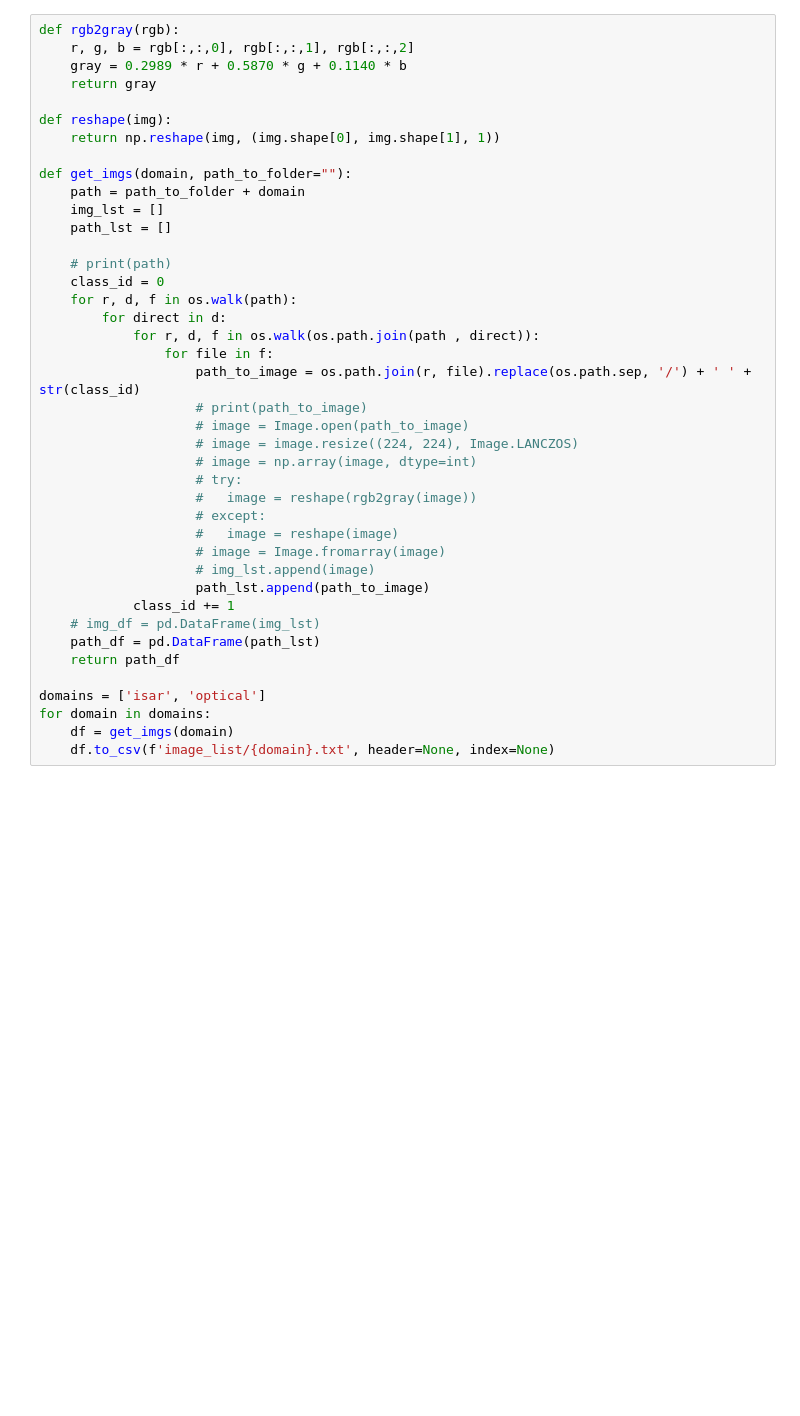
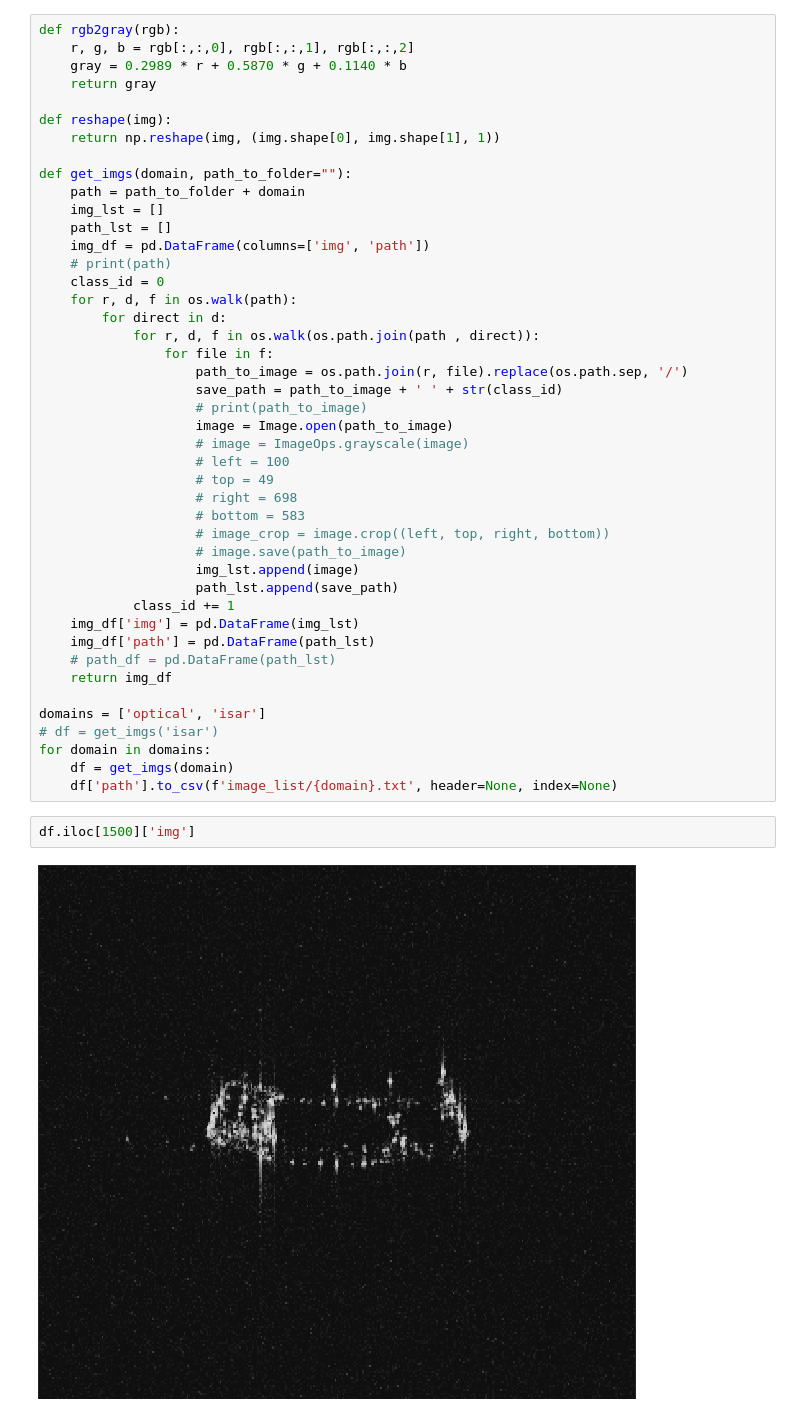
Before and after one commit to EkMi00/Transfer-Learning-Library, a Jupyter notebook: data/optical-isar/isar_data.ipynb, the cells around one changed output. Drawn from its saved outputs; the diff is of its cells as text; blank space fills up the shorter version.

```diff
--- a/data/optical-isar/isar_data.ipynb
+++ b/data/optical-isar/isar_data.ipynb
@@ -16,31 +16,38 @@ def get_imgs(domain, path_to_folder=""):
 	path = path_to_folder + domain
 	img_lst = []
 	path_lst = []
-
+	img_df = pd.DataFrame(columns=['img', 'path'])
 	# print(path)
 	class_id = 0
 	for r, d, f in os.walk(path):
 		for direct in d:
 			for r, d, f in os.walk(os.path.join(path , direct)):
 				for file in f:
-					path_to_image = os.path.join(r, file).replace(os.path.sep, '/') + ' ' + str(class_id)
+					path_to_image = os.path.join(r, file).replace(os.path.sep, '/')
+					save_path = path_to_image + ' ' + str(class_id)
 					# print(path_to_image)
-					# image = Image.open(path_to_image)
-					# image = image.resize((224, 224), Image.LANCZOS)
-					# image = np.array(image, dtype=int)
-					# try:
-					# 	image = reshape(rgb2gray(image))
-					# except:
-					# 	image = reshape(image)
-					# image = Image.fromarray(image)
-					# img_lst.append(image)
-					path_lst.append(path_to_image)
+					image = Image.open(path_to_image)
+					# image = ImageOps.grayscale(image)
+					# left = 100
+					# top = 49
+					# right = 698
+					# bottom = 583
+					# image_crop = image.crop((left, top, right, bottom))
+					# image.save(path_to_image)
+					img_lst.append(image)
+					path_lst.append(save_path)
 			class_id += 1
-	# img_df = pd.DataFrame(img_lst)
-	path_df = pd.DataFrame(path_lst)
-	return path_df
+	img_df['img'] = pd.DataFrame(img_lst)
+	img_df['path'] = pd.DataFrame(path_lst)
+	# path_df = pd.DataFrame(path_lst)
+	return img_df
 
-domains = ['isar', 'optical']
+domains = ['optical', 'isar']
+# df = get_imgs('isar')
 for domain in domains:
 	df = get_imgs(domain)
-	df.to_csv(f'image_list/{domain}.txt', header=None, index=None)
+	df['path'].to_csv(f'image_list/{domain}.txt', header=None, index=None)
+# %%
+df.iloc[1500]['img']
+# %% [output]
+[figure, added]
```
Also changed, not shown: parts of 1 cell of this notebook, 5 other files.
